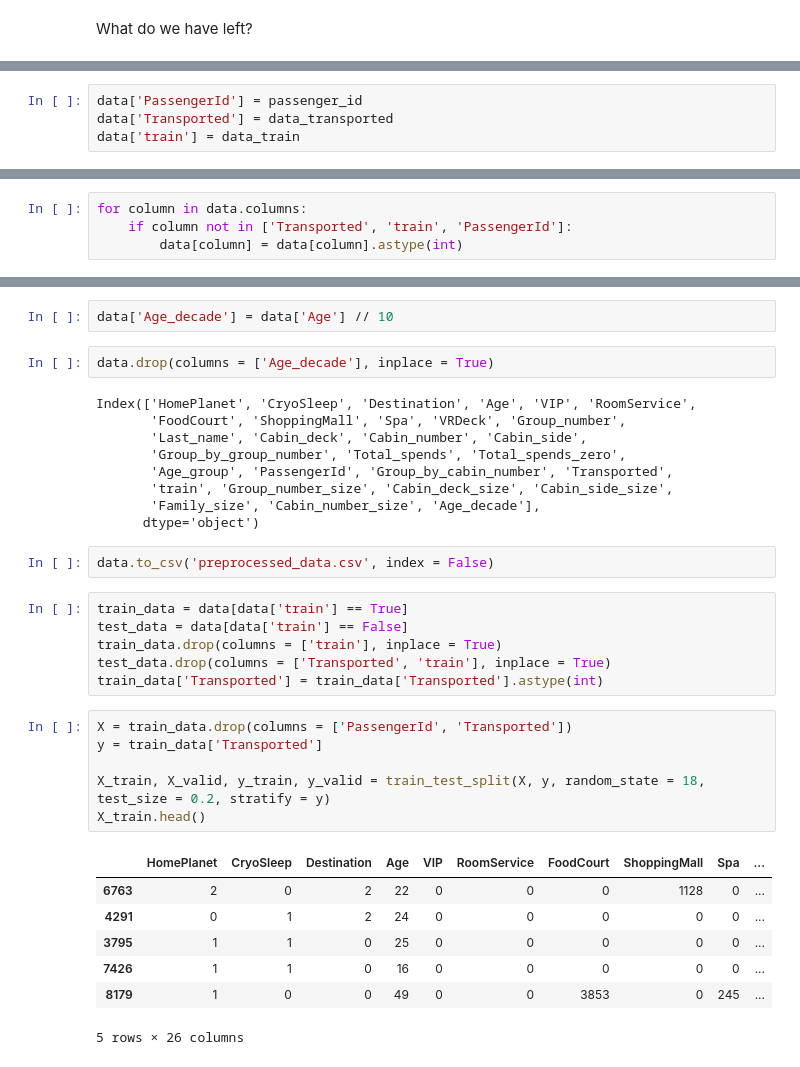
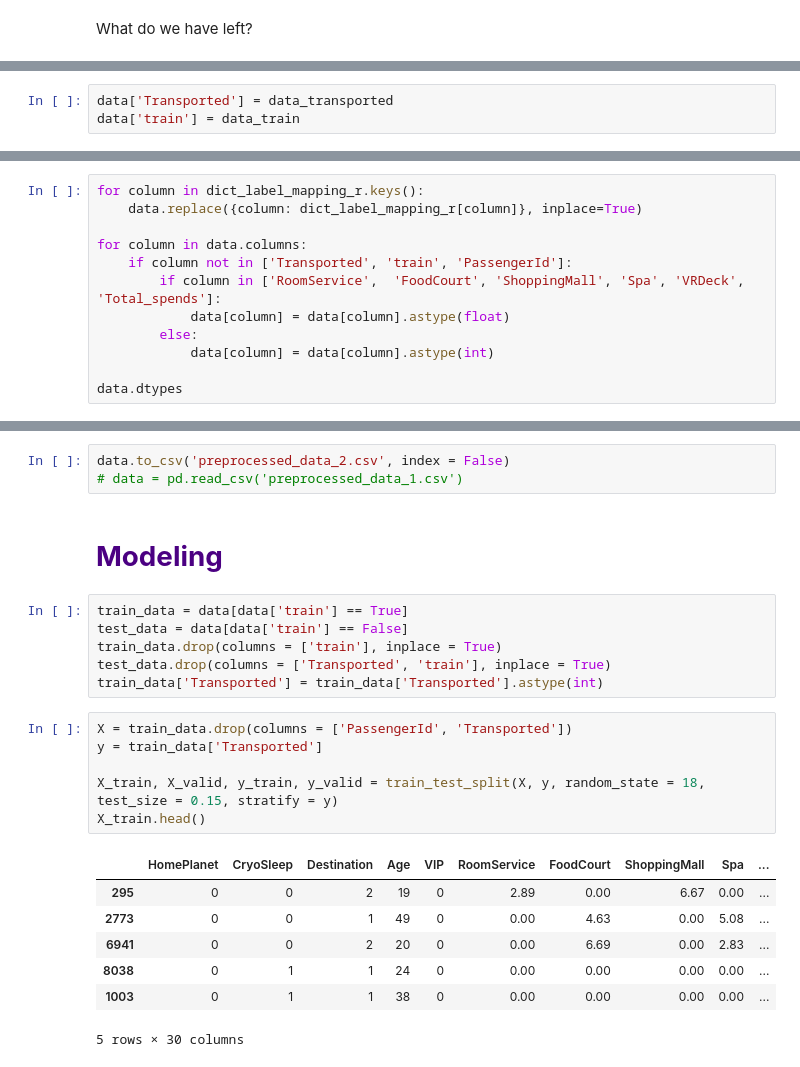
Before and after one commit to tatiana-stukan/kaggle-projects, a Jupyter notebook: spaceship_titanic/main.ipynb, the cells around one changed output, grey strips where cells are left out. Drawn from its saved outputs; the diff is of its cells as text.

Commit message:
Start of modeling.

```diff
--- a/spaceship_titanic/main.ipynb
+++ b/spaceship_titanic/main.ipynb
@@ -1212,4 +1156,3 @@ data.head()
 # %%
-data['PassengerId'] = passenger_id
 data['Transported'] = data_transported
 data['train'] = data_train
@@ -1216,4 +1161,12 @@ data['train'] = data_train
 # %%
+for column in dict_label_mapping_r.keys():
+    data.replace({column: dict_label_mapping_r[column]}, inplace=True)
+
 for column in data.columns:
     if column not in ['Transported', 'train', 'PassengerId']:
-        data[column] = data[column].astype(int)
+        if column in ['RoomService',  'FoodCourt', 'ShoppingMall', 'Spa', 'VRDeck', 'Total_spends']:
+            data[column] = data[column].astype(float)
+        else:
+            data[column] = data[column].astype(int)
+
+data.dtypes
@@ -1241,18 +1199,8 @@ data['Cabin_number_size'] = data.apply(lambda row: data[(data['Cabin_deck'] == r
-# %%
-data['Age_decade'] = data['Age'] // 10
-# %%
-data.drop(columns = ['Age_decade'], inplace = True)
-# %% [output]
-Index(['HomePlanet', 'CryoSleep', 'Destination', 'Age', 'VIP', 'RoomService',
-       'FoodCourt', 'ShoppingMall', 'Spa', 'VRDeck', 'Group_number',
-       'Last_name', 'Cabin_deck', 'Cabin_number', 'Cabin_side',
-       'Group_by_group_number', 'Total_spends', 'Total_spends_zero',
-       'Age_group', 'PassengerId', 'Group_by_cabin_number', 'Transported',
-       'train', 'Group_number_size', 'Cabin_deck_size', 'Cabin_side_size',
-       'Family_size', 'Cabin_number_size', 'Age_decade'],
-      dtype='object')
 # %%
-data.to_csv('preprocessed_data.csv', index = False)
+data.to_csv('preprocessed_data_2.csv', index = False)
+# data = pd.read_csv('preprocessed_data_1.csv')
+# %% [markdown]
+# **<span style="color:#4B0082;">Modeling</span>**
 # %%
 train_data = data[data['train'] == True]
 test_data = data[data['train'] == False]
@@ -1262,14 +1210,14 @@ train_data['Transported'] = train_data['Transported'].astype(int)
 # %%
 X = train_data.drop(columns = ['PassengerId', 'Transported'])
 y = train_data['Transported']
 
-X_train, X_valid, y_train, y_valid = train_test_split(X, y, random_state = 18, test_size = 0.2, stratify = y)
+X_train, X_valid, y_train, y_valid = train_test_split(X, y, random_state = 18, test_size = 0.15, stratify = y)
 X_train.head()
 # %% [output]
 |  | HomePlanet | CryoSleep | Destination | Age | VIP | RoomService | FoodCourt | ShoppingMall | Spa | ... |
-| 6763 | 2 | 0 | 2 | 22 | 0 | 0 | 0 | 1128 | 0 | ... |
-| 4291 | 0 | 1 | 2 | 24 | 0 | 0 | 0 | 0 | 0 | ... |
-| 3795 | 1 | 1 | 0 | 25 | 0 | 0 | 0 | 0 | 0 | ... |
-| 7426 | 1 | 1 | 0 | 16 | 0 | 0 | 0 | 0 | 0 | ... |
-| 8179 | 1 | 0 | 0 | 49 | 0 | 0 | 3853 | 0 | 245 | ... |
+| 295 | 0 | 0 | 2 | 19 | 0 | 2.89 | 0.00 | 6.67 | 0.00 | ... |
+| 2773 | 0 | 0 | 1 | 49 | 0 | 0.00 | 4.63 | 0.00 | 5.08 | ... |
+| 6941 | 0 | 0 | 2 | 20 | 0 | 0.00 | 6.69 | 0.00 | 2.83 | ... |
+| 8038 | 0 | 1 | 1 | 24 | 0 | 0.00 | 0.00 | 0.00 | 0.00 | ... |
+| 1003 | 0 | 1 | 1 | 38 | 0 | 0.00 | 0.00 | 0.00 | 0.00 | ... |
-5 rows × 26 columns
+5 rows × 30 columns
```
Also changed, not shown: parts of 70 cells of this notebook.
